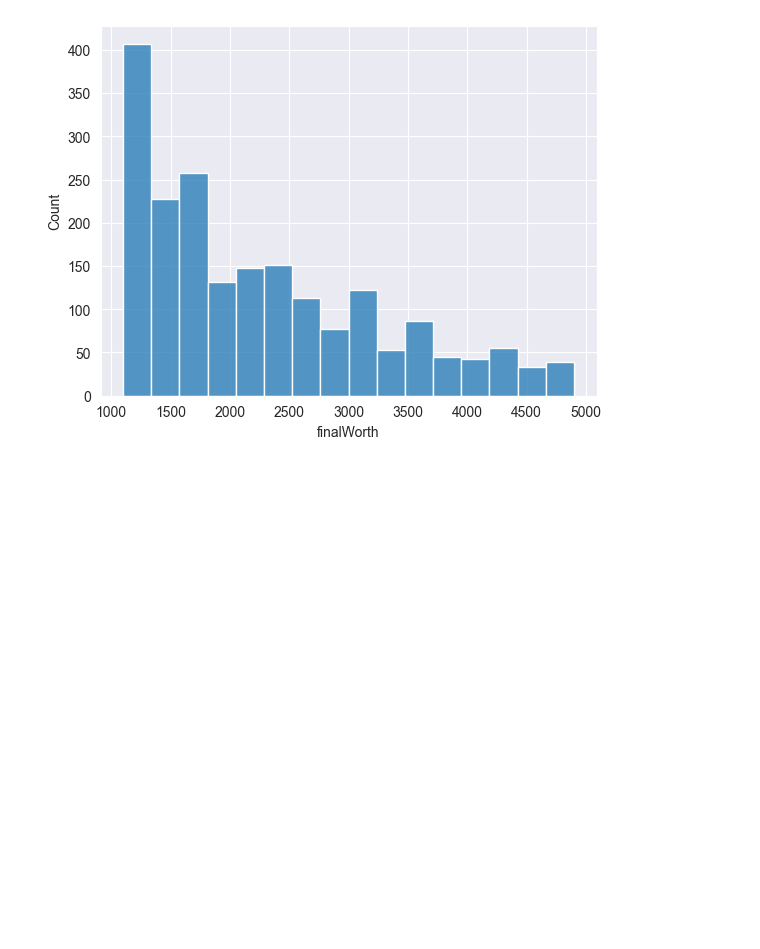
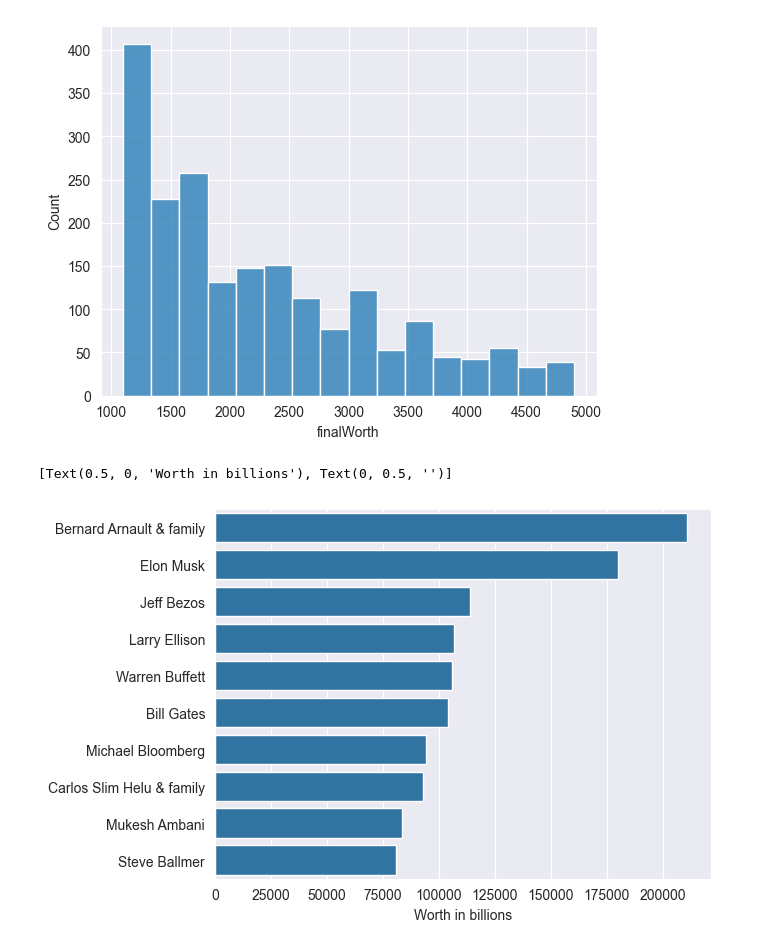
Before and after one commit to RoGellert/python_r_ds_de_projects, a Jupyter notebook: Billionaires/Billionaires_exploratory_analysis.ipynb, the cells around one changed output. Saved outputs shown, nothing was run; the diff lists cells and outputs as text; code cells hidden in the pictures; blank space fills up the shorter version.

Commit message:
Exploratory data analysis

```diff
--- a/Billionaires/Billionaires_exploratory_analysis.ipynb
+++ b/Billionaires/Billionaires_exploratory_analysis.ipynb
@@ -93,3 +94,9 @@ sb.histplot(data=billionaires_df[(billionaires_df['finalWorth'] < 5000) & (billi
 # %% [output]
 <Axes: xlabel='finalWorth', ylabel='Count'>
 [figure]
+# %%
+fig = sns.barplot(x='finalWorth', y='personName', data=billionaires_df.head(10))
+fig.set(xlabel='Worth in billions', ylabel='')
+# %% [output]
+[Text(0.5, 0, 'Worth in billions'), Text(0, 0.5, '')]
+[figure, added]
```
Also changed, not shown: parts of 8 cells of this notebook.
